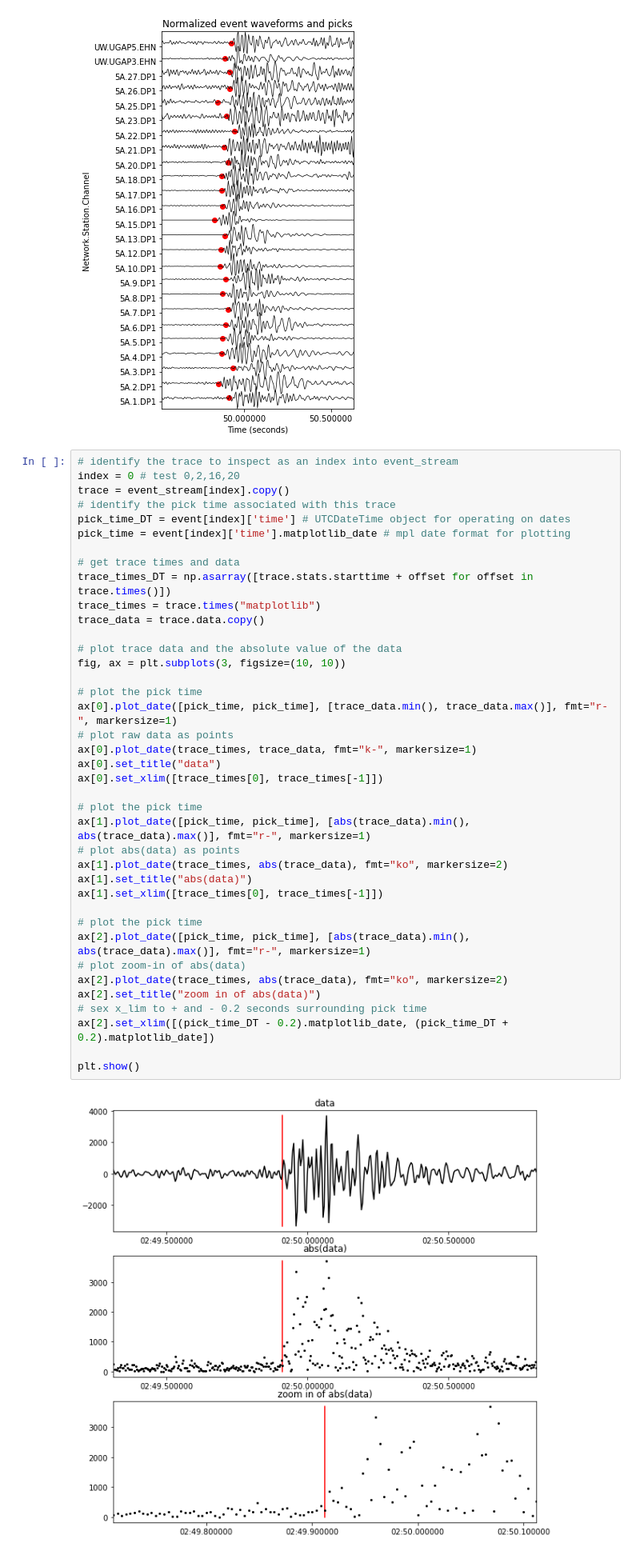
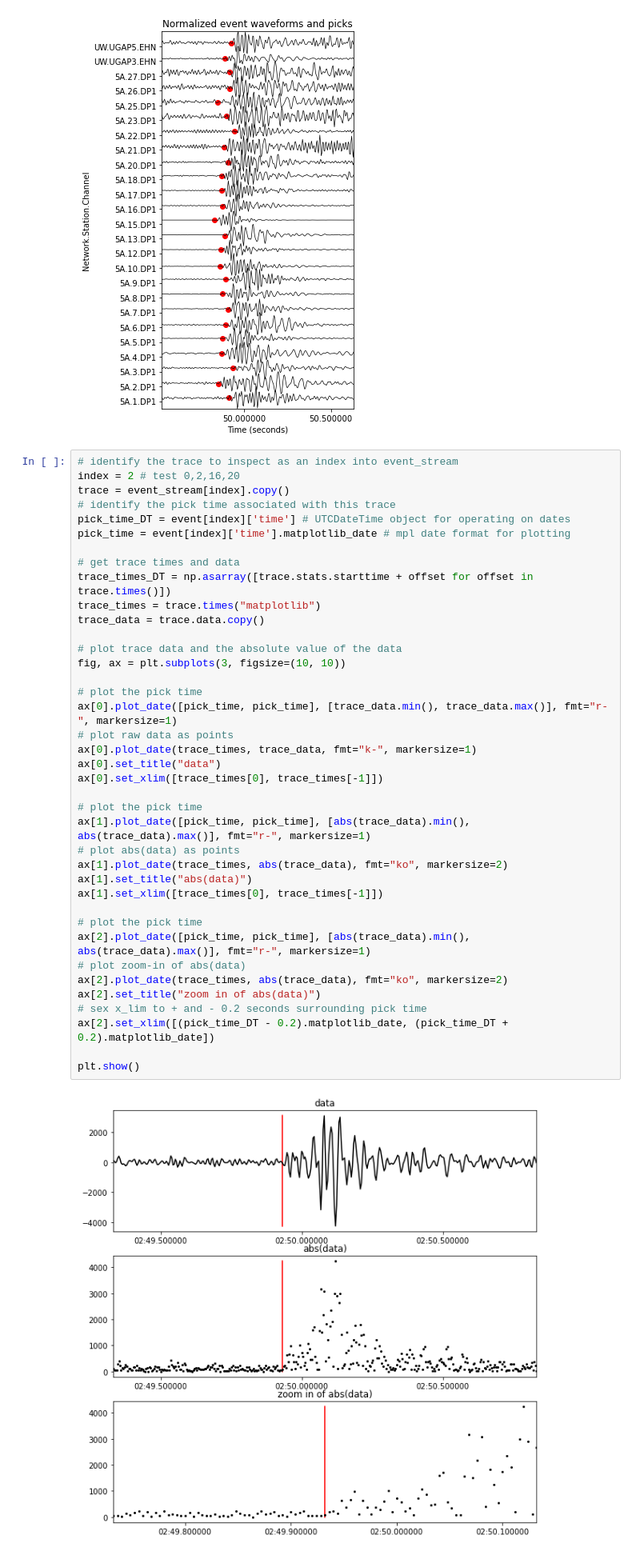
Before and after one commit to tjnewton/sigpig, a Jupyter notebook: examples/explore_Trace.ipynb, the cells around one changed output. Shown: that part at 80% size. Cells and saved outputs as stored; diff of their text form.

```diff
--- a/examples/explore_Trace.ipynb
+++ b/examples/explore_Trace.ipynb
@@ -132,7 +132,7 @@ fig.tight_layout()
 [figure]
 # %%
 # identify the trace to inspect as an index into event_stream
-index = 0 # test 0,2,16,20
+index = 2 # test 0,2,16,20
 trace = event_stream[index].copy()
 # identify the pick time associated with this trace
 pick_time_DT = event[index]['time'] # UTCDateTime object for operating on dates
@@ -143,34 +143,34 @@ trace_times_DT = np.asarray([trace.stats.starttime + offset for offset in trace.
 trace_times = trace.times("matplotlib")
 trace_data = trace.data.copy()
 
 # plot trace data and the absolute value of the data
 fig, ax = plt.subplots(3, figsize=(10, 10))
 
 # plot the pick time
 ax[0].plot_date([pick_time, pick_time], [trace_data.min(), trace_data.max()], fmt="r-", markersize=1)
 # plot raw data as points
 ax[0].plot_date(trace_times, trace_data, fmt="k-", markersize=1)
 ax[0].set_title("data")
 ax[0].set_xlim([trace_times[0], trace_times[-1]])
 
 # plot the pick time
 ax[1].plot_date([pick_time, pick_time], [abs(trace_data).min(), abs(trace_data).max()], fmt="r-", markersize=1)
 # plot abs(data) as points
 ax[1].plot_date(trace_times, abs(trace_data), fmt="ko", markersize=2)
 ax[1].set_title("abs(data)")
 ax[1].set_xlim([trace_times[0], trace_times[-1]])
 
 # plot the pick time
 ax[2].plot_date([pick_time, pick_time], [abs(trace_data).min(), abs(trace_data).max()], fmt="r-", markersize=1)
 # plot zoom-in of abs(data)
 ax[2].plot_date(trace_times, abs(trace_data), fmt="ko", markersize=2)
 ax[2].set_title("zoom in of abs(data)")
 # sex x_lim to + and - 0.2 seconds surrounding pick time
 ax[2].set_xlim([(pick_time_DT - 0.2).matplotlib_date, (pick_time_DT + 0.2).matplotlib_date])
 
 plt.show()
 # %% [output]
-[figure, old version]
+[figure, new version]
 # %%
 # this cell processes the trace data to ultimately determine a polynomial that describes the shape of the phase onset,
 # then plots the data processing and fitting
```
Also changed, not shown: parts of 7 cells of this notebook.
